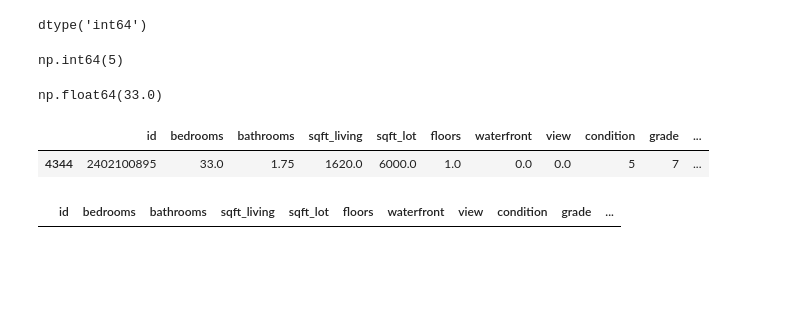
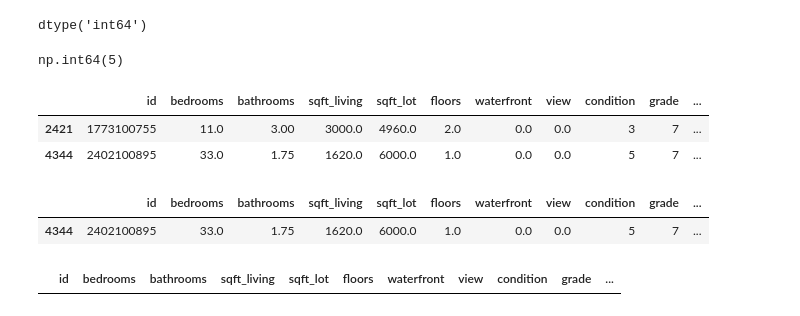
Before and after one commit to learnbh/eda-project, a Jupyter notebook: 2_clean_data_tbl_details.ipynb, the cells around one changed output. Drawn from its saved outputs; the diff is of its cells as text; code cells hidden in the pictures; blank space fills up the shorter version.

```diff
--- a/2_clean_data_tbl_details.ipynb
+++ b/2_clean_data_tbl_details.ipynb
@@ -245,9 +240,11 @@ df_details_clean_data['view'][147]
 # %% [output]
 np.int64(5)
 # %%
-df_details.bedrooms.max()
+df_details.query("bedrooms > 10")
 # %% [output]
-np.float64(33.0)
+|  | id | bedrooms | bathrooms | sqft_living | sqft_lot | floors | waterfront | view | condition | grade | ... |
+| 2421 | 1773100755 | 11.0 | 3.00 | 3000.0 | 4960.0 | 2.0 | 0.0 | 0.0 | 3 | 7 | ... |
+| 4344 | 2402100895 | 33.0 | 1.75 | 1620.0 | 6000.0 | 1.0 | 0.0 | 0.0 | 5 | 7 | ... |
 # %%
 # Anzahl Schlafzimmer muss fehlerhaft sein, wenn man sich die Anzahl der Badezimmer + sqft_living anschaut
 df_details.query("bedrooms == 33 ")
```
Also changed, not shown: parts of 9 cells of this notebook.
